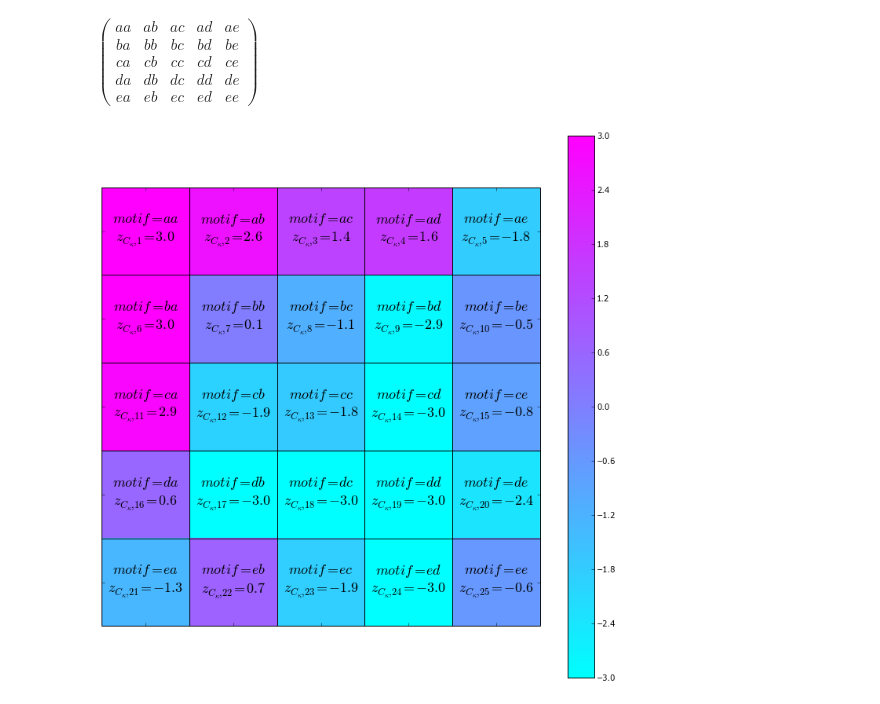
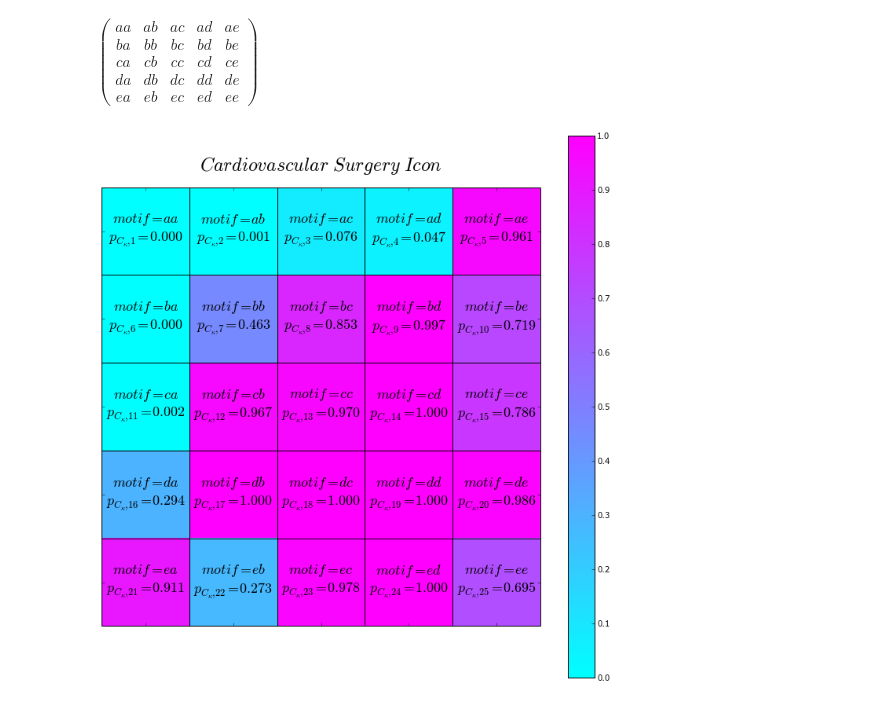
Before and after one commit to pvnick/tempos, a Jupyter notebook: pain_sax_ported.ipynb, the cells around one changed output. Saved outputs shown, nothing was run; the diff lists cells and outputs as text; code cells hidden in the pictures.

```diff
--- a/pain_sax_ported.ipynb
+++ b/pain_sax_ported.ipynb
@@ -166,15 +156,15 @@ def z_normalize(series):
 # %%
-def piecewise_aggregate_approximation(normalized_series, paa_size):
+def piecewise_aggregate_approximation(series, paa_size):
     paa_size = int(paa_size)
-    series_length = int(normalized_series.count())
+    series_length = int(series.count())
     #take care of the special case where there is no dimensionality reduction
     if series_length == paa_size:
-        paa = normalized_series
+        paa = series
     else:
         if series_length % paa_size == 0:
-            paa = normalized_series.reshape([series_length / paa_size, paa_size], order="F").mean(axis=0)
+            paa = series.reshape([series_length / paa_size, paa_size], order="F").mean(axis=0)
         else:
-            temp = pd.DataFrame(normalized_series).T.reindex(index = xrange(paa_size), method="ffill")
+            temp = pd.DataFrame(series).T.reindex(index = xrange(paa_size), method="ffill")
             expanded_sub_section = temp.values.reshape(paa_size * series_length, order="F")
             paa = expanded_sub_section.reshape([series_length, paa_size], order="F").mean(axis=0)
     return pd.Series(paa)
@@ -352,7 +342,7 @@ def sample_motif_importances(iteration, sample_size):
 # %% [markdown]
 ### Set everything up, including samples for histograms
 # %%
-beta = 5
+beta = 10
 number_of_ten_minute_intervals_in_frame = float(6 * 5) #5 hours
 saxes = interpolated_grouped_by_patient.apply(lambda s: sax_unwindowed_unnormalized(s, alphabet_size=beta, paa_length = np.ceil(s.count() / number_of_ten_minute_intervals_in_frame)))
 motif_matrices_by_patient = saxes.apply(get_raw_sequence_motif_vector, alphabet_size=beta)
@@ -558,7 +549,8 @@ for criterion in cluster_criteria:
         motif_importance_sample = pd.Series(np.arange(nr)).apply(sample_motif_importances, sample_size=cluster_n)
         numerators = motif_importance_sample.apply(lambda row: row <= motif_proportions_cluster, axis=1).sum()
         denominators = motif_importance_sample.count()
-        pvals = numerators / denominators
+        CDF = numerators / denominators
+        pvals = 1 - CDF
         icon = pvals#.apply(lambda pval: sc.stats.norm.ppf(pval))
         #for pixel_index in icon.keys():
         #    pixel = icon[pixel_index]
@@ -762,36 +702,36 @@ $\left( \begin{array}{ccccc} aa & ab & ac & ad & ae \\ ba & bb & bc & bd & be \\
 fig = plt.figure(figsize=[10,10])
 ax = fig.add_subplot(111)
 
 theta = "Cardiovascular"
 icon = icons.ix[theta]
 icon_side = np.sqrt(icon.count()).astype(int)
 #hide distracting axis ticks
 ax.tick_params(labelbottom='off',
                labelleft='off')
 ax.set_title(label="$Cardiovascular\ Surgery\ Icon$", fontsize=24, y=1.03)
 pixel_data = icon.reshape([icon_side, icon_side]).astype(float)
-heatmap = ax.imshow(pixel_data, interpolation='none', cmap = plt.cool(), vmin=-3, vmax=3)
+heatmap = ax.imshow(pixel_data, interpolation='none', cmap = plt.cool(), vmin=0, vmax=1)
 for y in range(pixel_data.shape[0]):
     for x in range(pixel_data.shape[1]):
         m=y * pixel_data.shape[1] + x + 1
         motif=all_motifs[m-1]
         pixel_value = pixel_data[y, x]
         if pixel_value > 3:
             pixel_value = 3
         elif pixel_value < -3:
             pixel_value = -3
-        pixel_text = (r'$motif=%s$' + '\n' + r'$z_{C_{\kappa},%d}=%.1f$') % (motif, m, pixel_value)
+        pixel_text = (r'$motif=%s$' + '\n' + r'$p_{C_{\kappa},%d}=%.3f$') % (motif, m, pixel_value)
         ax.text(x, y, pixel_text,
                  horizontalalignment='center',
                  verticalalignment='center',
                  fontsize=18)
         ax.add_patch(patches.Rectangle((x - 0.5, y - 0.5), 1, 1, facecolor="none"))
 cbar = fig.colorbar(heatmap, ax=ax)
 
 plt.tight_layout()
 plt.savefig(figure_save_dir + "example_icon.pdf", bbox_inches="tight")
 # %% [output]
-[figure, old version]
+[figure, new version]
 # %%
 first_icon_theta = "Cardiovascular"
 theta_and_similarities = all_theta_similarities.ix[first_icon_theta]
```
Also changed, not shown: parts of 9 cells of this notebook.
